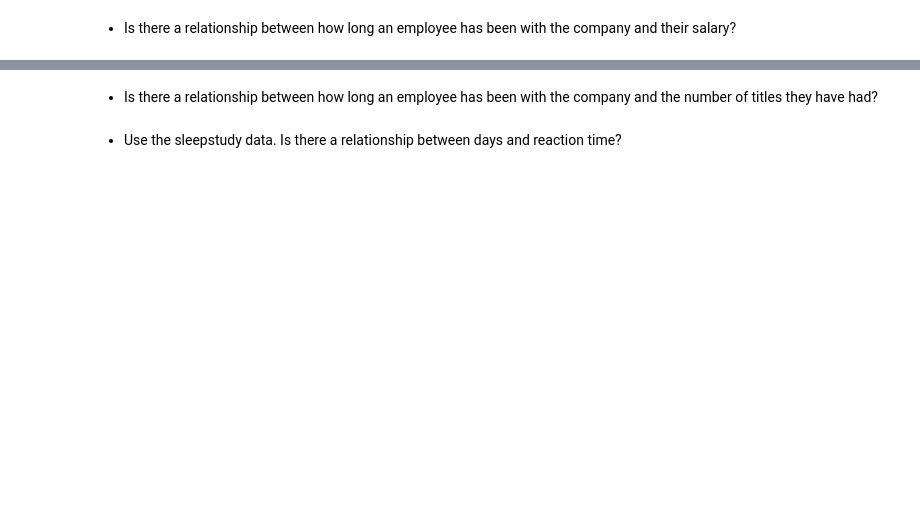
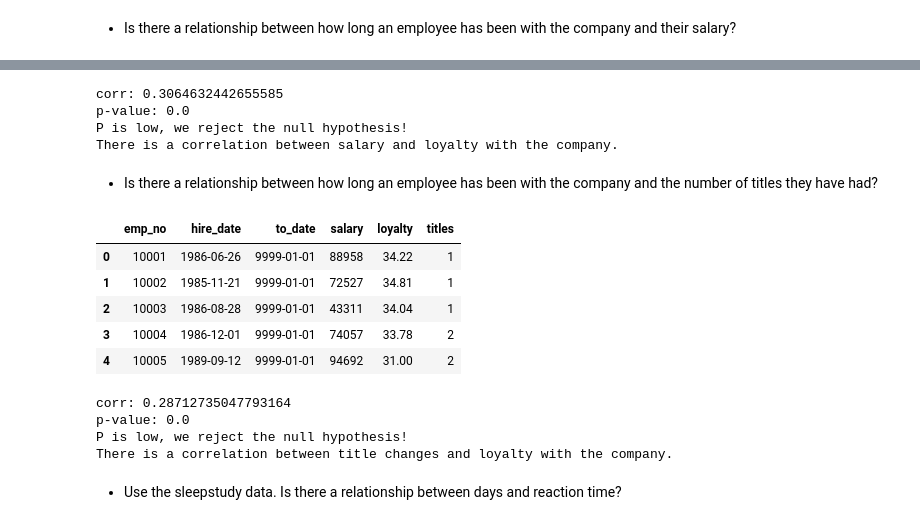
Before and after one commit to ThompsonBethany01/statistics-exercises, a Jupyter notebook: hypothesis_testing.ipynb, the cells around one changed output, grey strips where cells are left out. Drawn from its saved outputs; the diff is of its cells as text; code cells hidden in the pictures; blank space fills up the shorter version.

```diff
--- a/hypothesis_testing.ipynb
+++ b/hypothesis_testing.ipynb
@@ -605,5 +605,3 @@ cur_salaries = salaries[salaries.to_date > date.today()]
 | 29 | 10003 | 43311 | 2001-12-01 | 9999-01-01 |
 | 45 | 10004 | 74057 | 2001-11-27 | 9999-01-01 |
 | 58 | 10005 | 94692 | 2001-09-09 | 9999-01-01 |
-# %%
-employees['loyalty'] =
@@ -612,2 +608,18 @@ TypeError: unsupported operand type(s) for -: 'datetime.date' and 'str'
+# %%
+cur_employees = pd.read_sql('''SELECT e.emp_no, e.hire_date, t.to_date, s.salary
+                        FROM employees as e
+                        JOIN titles as t ON e.emp_no = t.emp_no AND t.to_date > CURDATE()
+                        JOIN salaries as s ON e.emp_no = s.emp_no AND s.to_date > CURDATE();
+                                ''',get_db_url('employees'))
 # %% [markdown]
 - Is there a relationship between how long an employee has been with the company and their salary?
+# %%
+def calc_loyalty(df):
+    from datetime import date
+    f_date = df.hire_date
+    l_date = date.today()
+    delta = l_date - f_date
+    return round((delta.days/365),2)
+
+cur_employees['loyalty'] = cur_employees.apply(calc_loyalty, axis=1)
+cur_employees.head()
@@ -614,4 +633,43 @@ TypeError: unsupported operand type(s) for -: 'datetime.date' and 'str'
+# %%
+#the easy way
+# null hypothesis: there is no correlation between an employees salary and how many years
+# the employees has worked there for
+corr, p = stats.pearsonr(cur_employees.loyalty, cur_employees.salary)
+print("corr:",corr, "\np-value:",p)
+print("P is low, we reject the null hypothesis!")
+print("There is a correlation between salary and loyalty with the company.")
+# %% [output]
+corr: 0.3064632442655585
+p-value: 0.0
+P is low, we reject the null hypothesis!
+There is a correlation between salary and loyalty with the company.
 # %% [markdown]
 - Is there a relationship between how long an employee has been with the company and the number of titles they have had?
+# %%
+title_counts = pd.read_sql('''SELECT employees.emp_no, COUNT(title) as titles
+                            FROM employees
+                            JOIN titles as t ON t.emp_no = employees.emp_no
+                            GROUP BY employees.emp_no;
+                            ''',get_db_url('employees'))
+# %%
+emp_title_count = cur_employees.merge(title_counts, left_on='emp_no', right_on='emp_no')
+emp_title_count.head()
+# %% [output]
+|  | emp_no | hire_date | to_date | salary | loyalty | titles |
+| 0 | 10001 | 1986-06-26 | 9999-01-01 | 88958 | 34.22 | 1 |
+| 1 | 10002 | 1985-11-21 | 9999-01-01 | 72527 | 34.81 | 1 |
+| 2 | 10003 | 1986-08-28 | 9999-01-01 | 43311 | 34.04 | 1 |
+| 3 | 10004 | 1986-12-01 | 9999-01-01 | 74057 | 33.78 | 2 |
+| 4 | 10005 | 1989-09-12 | 9999-01-01 | 94692 | 31.00 | 2 |
+# %%
+corr, p = stats.pearsonr(emp_title_count.titles, emp_title_count.loyalty)
+print("corr:",corr, "\np-value:",p)
+print("P is low, we reject the null hypothesis!")
+print("There is a correlation between title changes and loyalty with the company.")
+# %% [output]
+corr: 0.28712735047793164
+p-value: 0.0
+P is low, we reject the null hypothesis!
+There is a correlation between title changes and loyalty with the company.
 # %% [markdown]
 - Use the sleepstudy data. Is there a relationship between days and reaction time?
```
Also changed, not shown: parts of 10 cells of this notebook.
